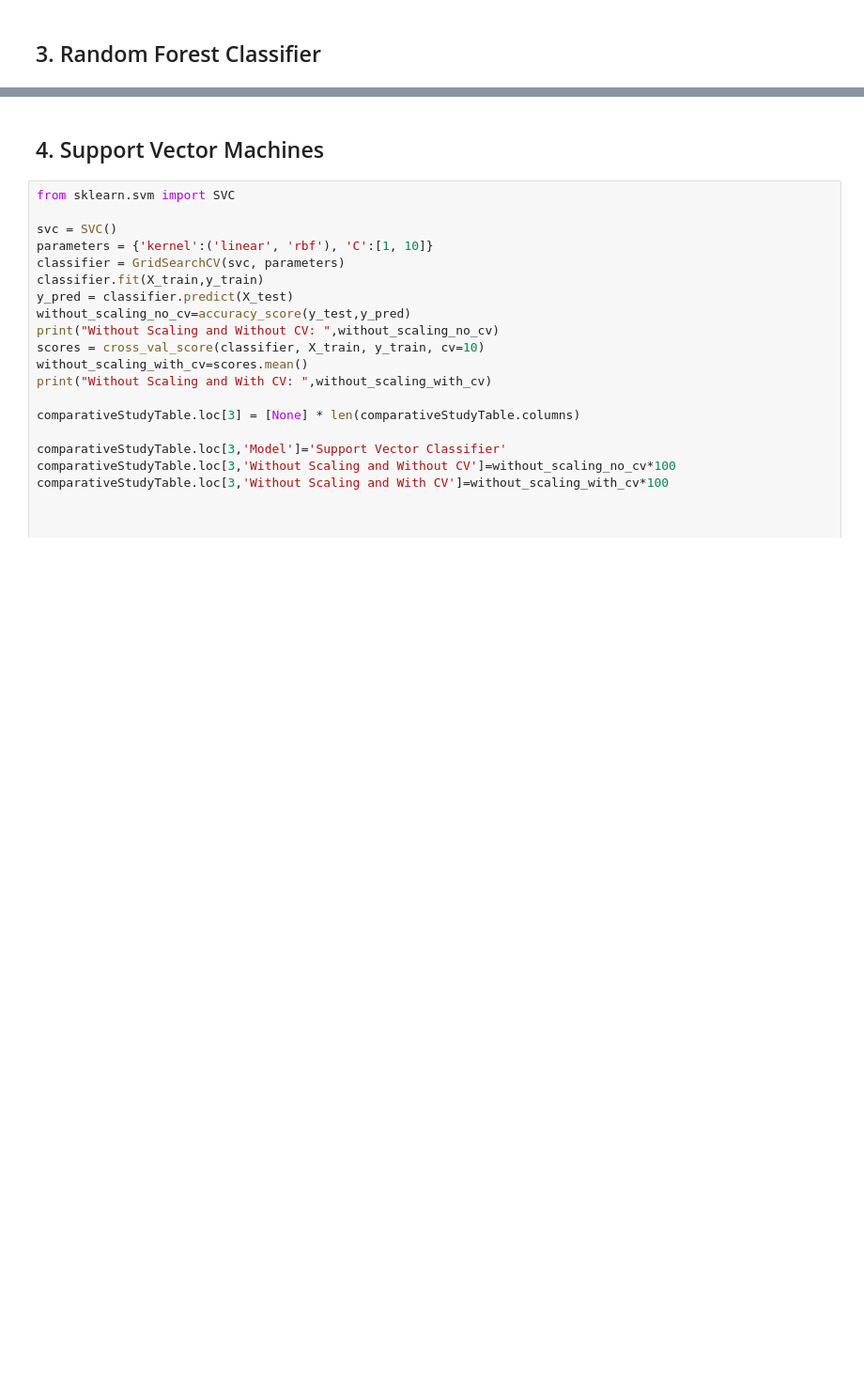
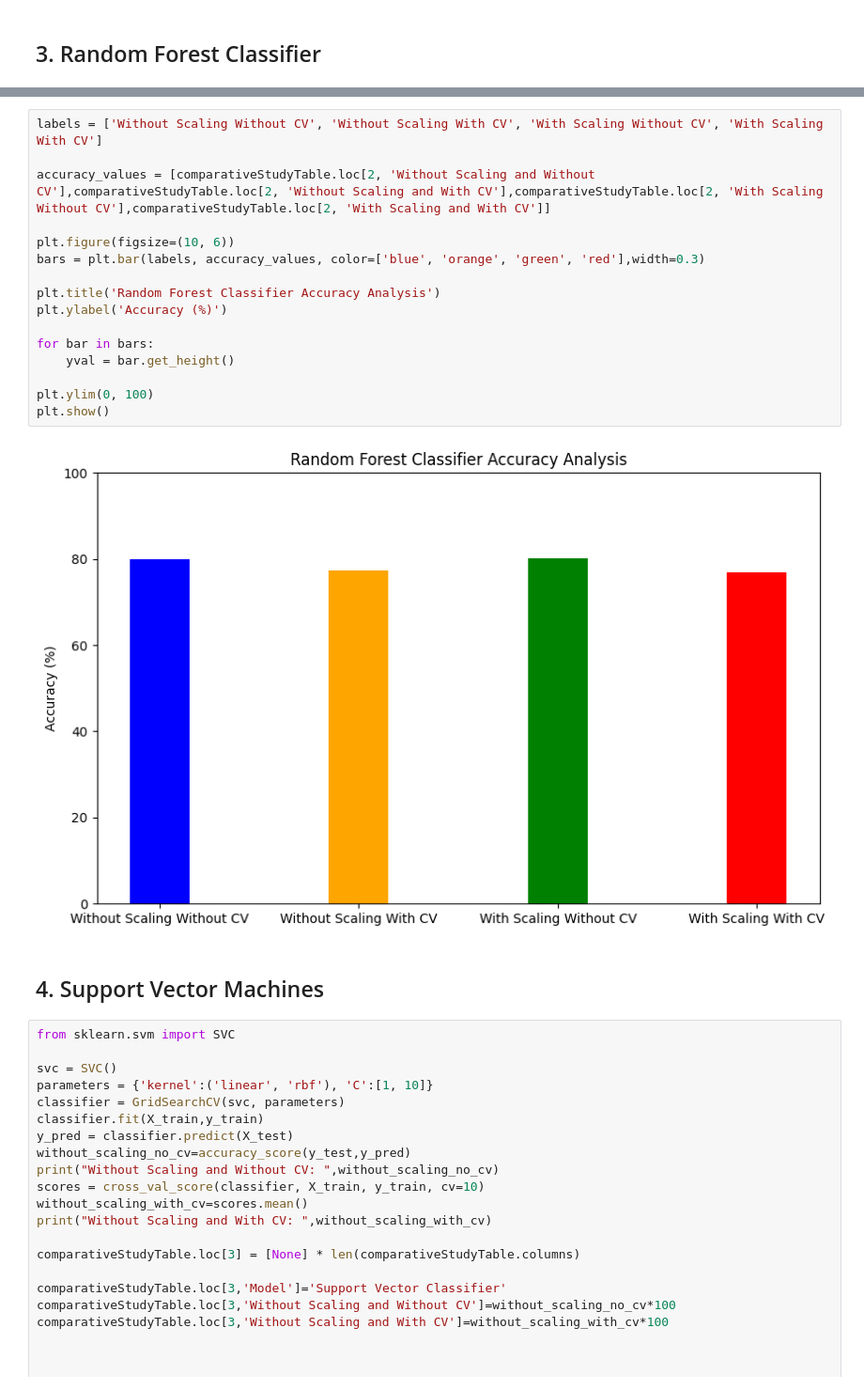
Before and after one commit to CaptainDevon/SRM-MINOR-PROJECT, a Jupyter notebook: PlacementPredictorUsingMachineLearning.ipynb, the cells around one changed output, grey strips where cells are left out. Shown at 94% size. Drawn from its saved outputs; the diff is of its cells as text; blank space fills up the shorter version.

```diff
--- a/PlacementPredictorUsingMachineLearning.ipynb
+++ b/PlacementPredictorUsingMachineLearning.ipynb
@@ -444,3 +473,21 @@ With Scaling and With CV:  0.7874367088607596
+# %%
+labels = ['Without Scaling Without CV', 'Without Scaling With CV', 'With Scaling Without CV', 'With Scaling With CV']
+
+accuracy_values = [comparativeStudyTable.loc[2, 'Without Scaling and Without CV'],comparativeStudyTable.loc[2, 'Without Scaling and With CV'],comparativeStudyTable.loc[2, 'With Scaling Without CV'],comparativeStudyTable.loc[2, 'With Scaling and With CV']]
+
+plt.figure(figsize=(10, 6))
+bars = plt.bar(labels, accuracy_values, color=['blue', 'orange', 'green', 'red'],width=0.3)
+
+plt.title('Random Forest Classifier Accuracy Analysis')
+plt.ylabel('Accuracy (%)')
+
+for bar in bars:
+    yval = bar.get_height()
+
+plt.ylim(0, 100)
+plt.show()
+# %% [output]
+[figure, added]
 # %% [markdown]
 ## 4. Support Vector Machines
 # %%
```
Also changed, not shown: parts of 28 cells of this notebook.
